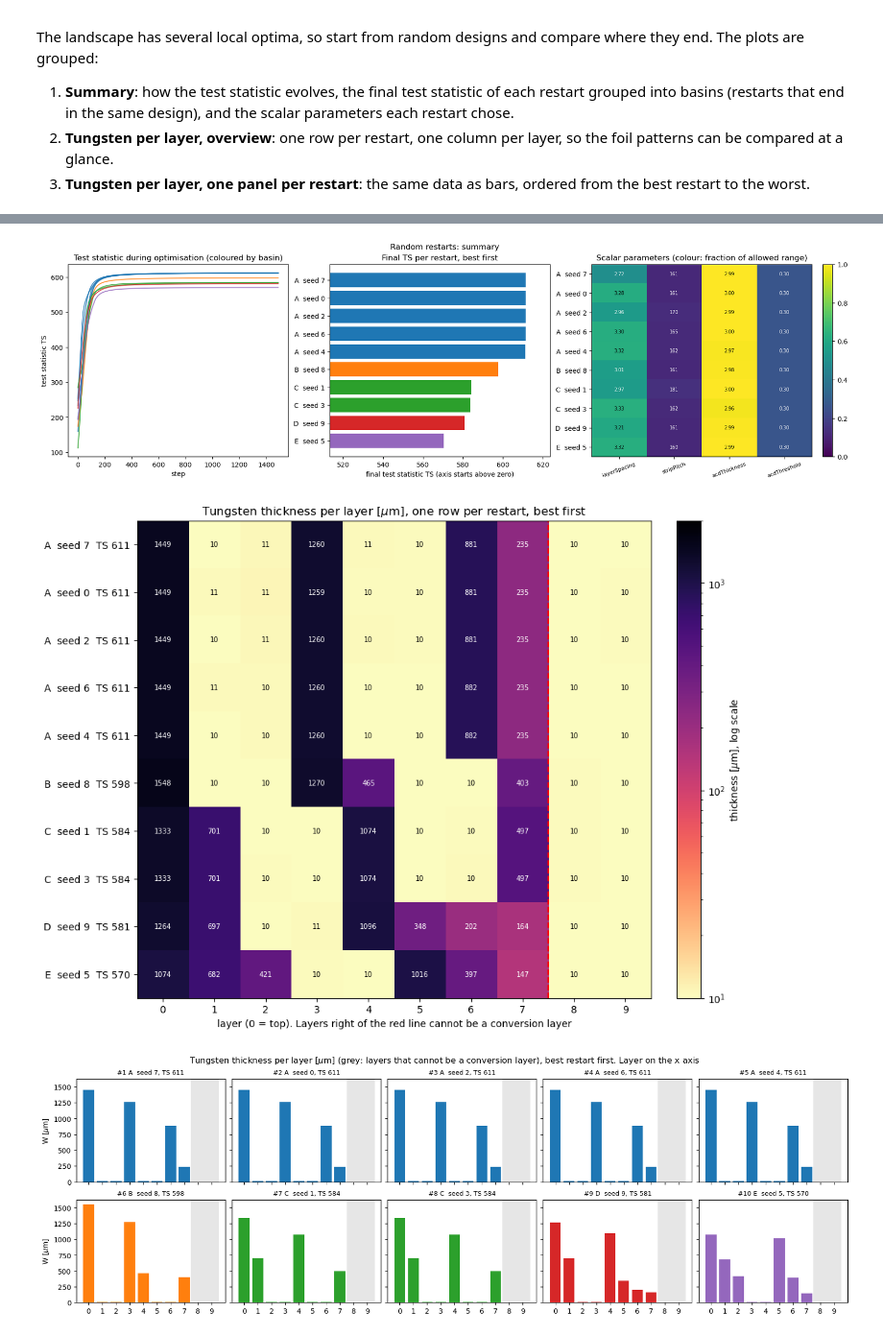
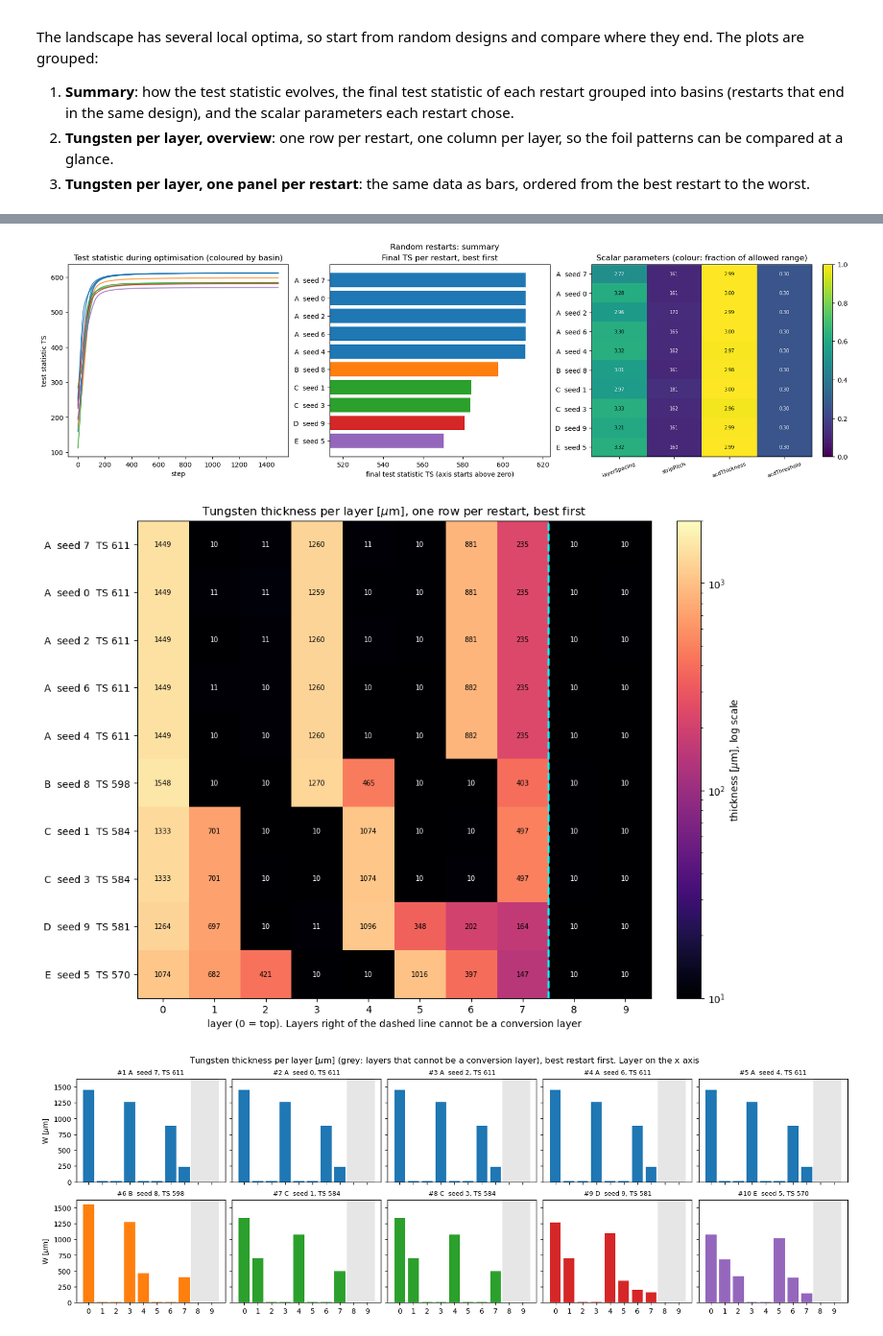
Before and after one commit to lfarinaa/AutoDetOpt, a Jupyter notebook: v0/trackerOptimisation.ipynb, the cells around one changed output, grey strips where cells are left out. Shown at 96% size. Drawn from its saved outputs; the diff is of its cells as text; code cells hidden in the pictures.

Commit message:
v0: use the non-reversed magma colormap in the restart overview
Thick foils are now bright and thin or bare layers dark. The cell labels
switch to white on dark cells and black on bright ones, and the line that
marks the layers that cannot be a conversion layer is now a thick cyan dashed
line, because the red one disappeared against the dark cells.

Checked: nbconvert exits 0 with no error outputs, and the rendered figure was
inspected. No change to the model or the results.

Co-Authored-By: Claude Sonnet 5.5 <noreply@anthropic.com>

```diff
--- a/v0/trackerOptimisation.ipynb
+++ b/v0/trackerOptimisation.ipynb
@@ -568,42 +568,42 @@ plt.show()
 
 # 2. Tungsten per layer, overview.
 overviewFigure, overviewAxis = plt.subplots(figsize=(10, 0.55 * numberOfRestarts + 2), constrained_layout=True)
-overviewImage = overviewAxis.imshow(foilMatrix, aspect="auto", cmap="magma_r", norm=LogNorm(vmin=foilLower, vmax=foilUpper))
+overviewImage = overviewAxis.imshow(foilMatrix, aspect="auto", cmap="magma", norm=LogNorm(vmin=foilLower, vmax=foilUpper))
 overviewAxis.set_xticks(layerNumbers, [str(layer) for layer in layerNumbers])
 overviewAxis.set_yticks(np.arange(numberOfRestarts), [f"{label}  TS {result['testStatistic']:.0f}" for label, result in zip(restartLabels, restartResults)])
 for row in range(numberOfRestarts):
     for column in range(numberOfLayers):
         overviewAxis.text(column, row, f"{foilMatrix[row, column]:.0f}", ha="center", va="center", fontsize=7,
-                          color="white" if foilMatrix[row, column] > np.sqrt(foilLower * foilUpper) else "black")   # Switch at the middle of the log range.
-overviewAxis.axvline(numberOfReconstructableLayers - 0.5, color="red", linestyle="--")   # Layers to the right cannot be a conversion layer.
-overviewAxis.set(xlabel="layer (0 = top). Layers right of the red line cannot be a conversion layer", title=r"Tungsten thickness per layer [$\mu$m], one row per restart, best first")
+                          color="white" if foilMatrix[row, column] < np.sqrt(foilLower * foilUpper) else "black")   # Dark cells are thin foils: white text there, black on the bright thick ones. Switch at the middle of the log range.
+overviewAxis.axvline(numberOfReconstructableLayers - 0.5, color="cyan", linestyle="--", linewidth=2)   # Layers to the right cannot be a conversion layer. Cyan shows on both the dark and the bright cells.
+overviewAxis.set(xlabel="layer (0 = top). Layers right of the dashed line cannot be a conversion layer", title=r"Tungsten thickness per layer [$\mu$m], one row per restart, best first")
 plt.colorbar(overviewImage, ax=overviewAxis, label=r"thickness [$\mu$m], log scale")
 plt.show()
 
 # 3. Tungsten per layer, one panel per restart.
 numberOfColumns = 5   # Panels per row.
 numberOfRows = int(np.ceil(numberOfRestarts / numberOfColumns))
 panelsFigure, panelAxes = plt.subplots(numberOfRows, numberOfColumns, figsize=(3.2 * numberOfColumns, 2.6 * numberOfRows), sharex=True, sharey=True, constrained_layout=True)
 for panelIndex, panelAxis in enumerate(np.atleast_1d(panelAxes).ravel()):
     if panelIndex >= numberOfRestarts:
         panelAxis.axis("off"); continue
     result = restartResults[panelIndex]
     panelAxis.bar(layerNumbers, foilMatrix[panelIndex], color=basinColors[result["basin"]])
     panelAxis.axvspan(numberOfReconstructableLayers - 0.5, numberOfLayers - 0.5, color="0.9")   # Layers that cannot be a conversion layer.
     panelAxis.set_title(f"#{panelIndex + 1} {restartLabels[panelIndex]}, TS {result['testStatistic']:.0f}", fontsize=9)
     panelAxis.set_xticks(layerNumbers)
 for panelAxis in np.atleast_1d(panelAxes)[:, 0] if numberOfRows > 1 else [np.atleast_1d(panelAxes)[0]]:
     panelAxis.set_ylabel(r"W [$\mu$m]")
 panelsFigure.suptitle(r"Tungsten thickness per layer [$\mu$m] (grey: layers that cannot be a conversion layer), best restart first. Layer on the x axis")
 plt.show()
 # %% [output]
 Basins (restarts that end at the same test statistic):
   A: TS  611.4, found by 5 of 10 restarts (seeds [7, 0, 2, 6, 4]), foils [um] [1449   10   11 1260   11   10  881  235]
   B: TS  597.7, found by 1 of 10 restarts (seeds [8]), foils [um] [1548   10   10 1270  465   10   10  403]
   C: TS  584.2, found by 2 of 10 restarts (seeds [1, 3]), foils [um] [1333  701   10   10 1074   10   10  497]
   D: TS  580.9, found by 1 of 10 restarts (seeds [9]), foils [um] [1264  697   10   11 1096  348  202  164]
   E: TS  570.2, found by 1 of 10 restarts (seeds [5]), foils [um] [1074  682  421   10   10 1016  397  147]
 Spread of the final test statistic: 570.2 to 611.4
 [figure]
-[figure, old version]
+[figure, new version]
 [figure]
```
